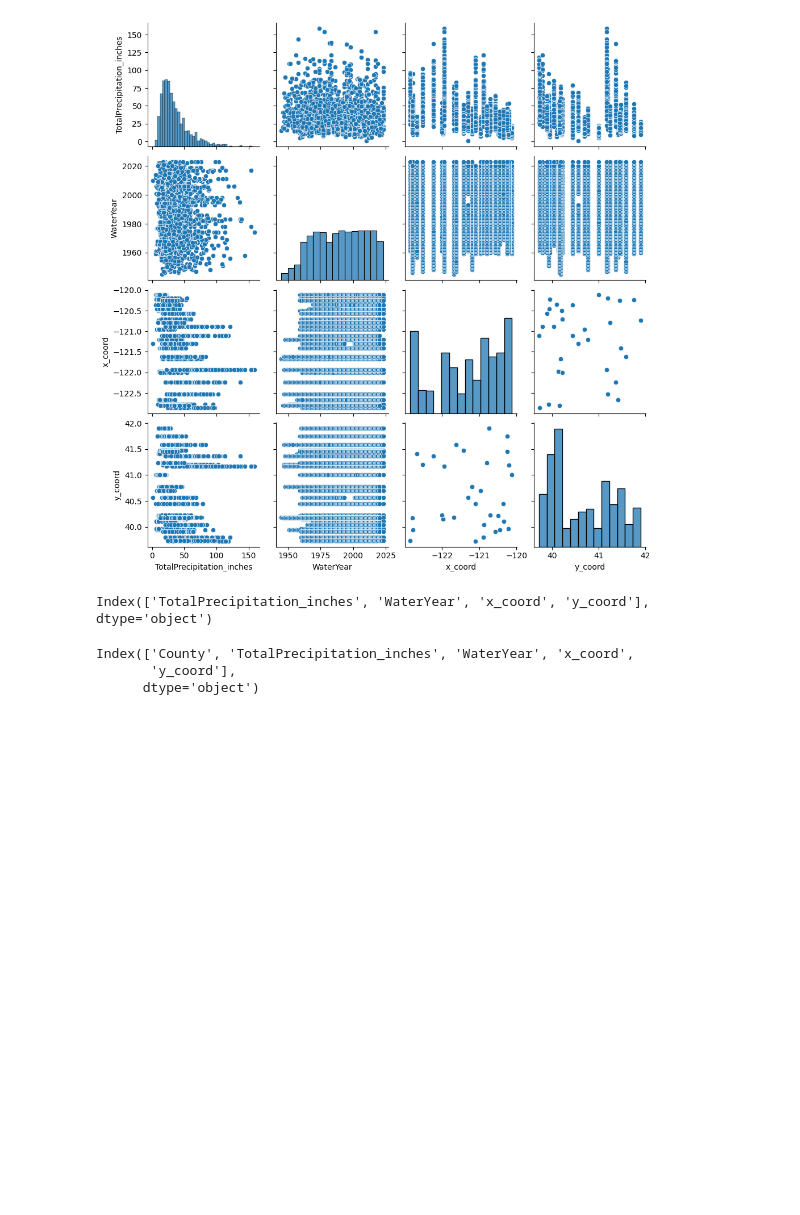
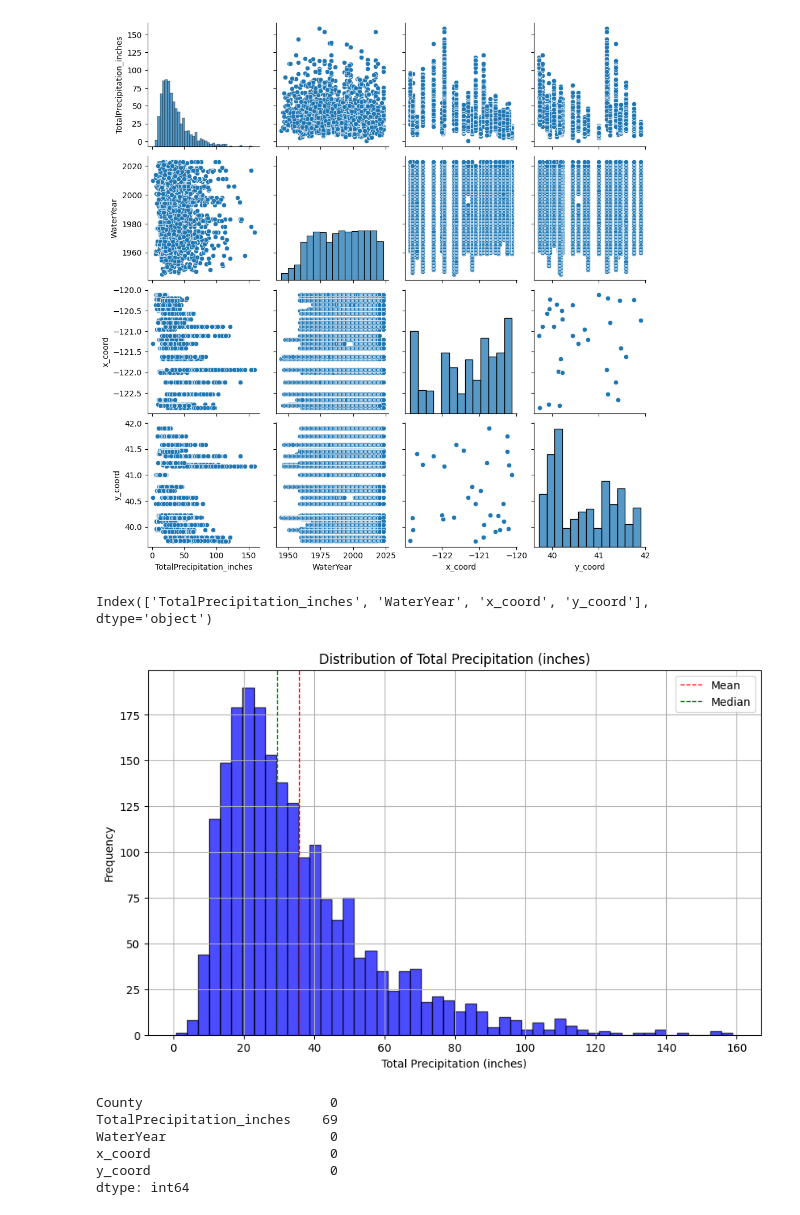
Before and after one commit to ria-bhandari/ECS_171_Project_FQ-24, a Jupyter notebook: Scripts/data_preprocessing.ipynb, the cells around one changed output. Cells and saved outputs as stored; diff of their text form; code cells hidden in the pictures; blank space fills up the shorter version.

Commit message:
Updated the final dataset with no missing values and added to EDA

```diff
--- a/Scripts/data_preprocessing.ipynb
+++ b/Scripts/data_preprocessing.ipynb
@@ -116,9 +116,29 @@ print(numeric_data.columns)
 [figure]
 [figure]
 Index(['TotalPrecipitation_inches', 'WaterYear', 'x_coord', 'y_coord'], dtype='object')
+# %%
+
+# Plotting the distribution
+plt.figure(figsize=(10, 6))
+plt.hist(df_rainfall["TotalPrecipitation_inches"], bins=50, color='blue', alpha=0.7, edgecolor='black')
+plt.axvline(df_rainfall["TotalPrecipitation_inches"].mean(), color='red', linestyle='dashed', linewidth=1, label="Mean")
+plt.axvline(df_rainfall["TotalPrecipitation_inches"].median(), color='green', linestyle='dashed', linewidth=1, label="Median")
+plt.title("Distribution of Total Precipitation (inches)")
+plt.xlabel("Total Precipitation (inches)")
+plt.ylabel("Frequency")
+plt.legend()
+plt.grid(True)
+plt.show()
+# %% [output]
+[figure, added]
 # %%
 final_data = df_rainfall.drop(columns=['StationName ', 'BeginGageServiceDate', 'EndGageServiceDate', 'Notes_FlaggedResults'])
+missing_values_fd = final_data.isnull().sum()
+print(missing_values_fd)
 # %% [output]
-Index(['County', 'TotalPrecipitation_inches', 'WaterYear', 'x_coord',
-       'y_coord'],
-      dtype='object')
+County                        0
+TotalPrecipitation_inches    69
+WaterYear                     0
+x_coord                       0
+y_coord                       0
+dtype: int64
```
Also changed, not shown: parts of 2 cells of this notebook, 3 other files.
